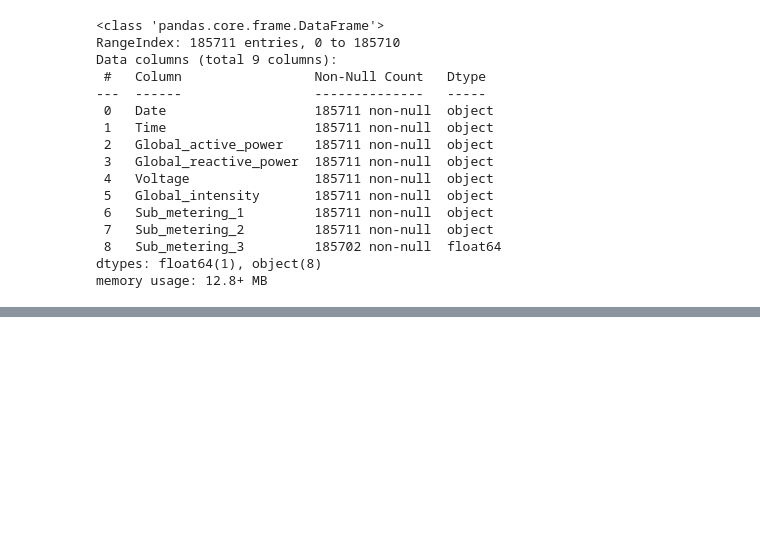
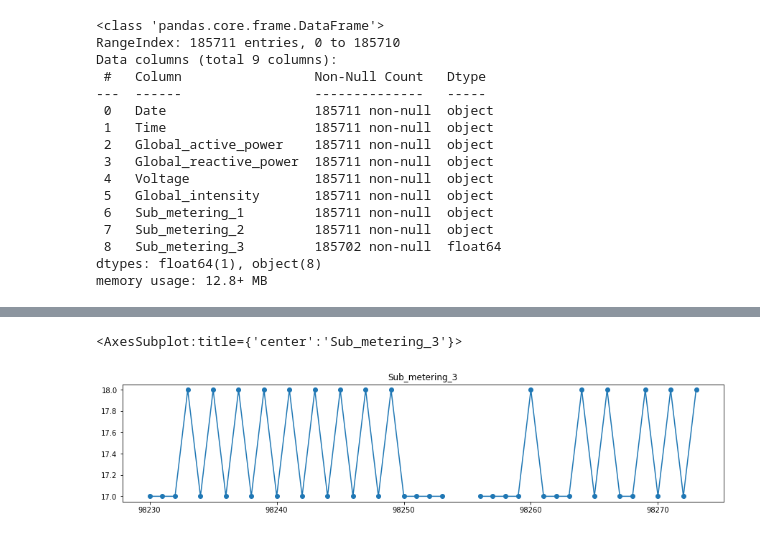
Before and after one commit to saifalbaghdadi/Household-Power-Consumption, a Jupyter notebook: Preprocessing.ipynb, the cells around one changed output, grey strips where cells are left out. Drawn from its saved outputs; the diff is of its cells as text; code cells hidden in the pictures; blank space fills up the shorter version.

```diff
--- a/Preprocessing.ipynb
+++ b/Preprocessing.ipynb
@@ -55,0 +117,5 @@ df.isnull().any(axis = 1).sum()
+# %%
+df["Sub_metering_3"][98230:98274].plot(title="Sub_metering_3", marker="o", figsize=(15,3))
+# %% [output]
+<AxesSubplot:title={'center':'Sub_metering_3'}>
+[figure, added]
```
Also changed, not shown: parts of 26 cells of this notebook.
